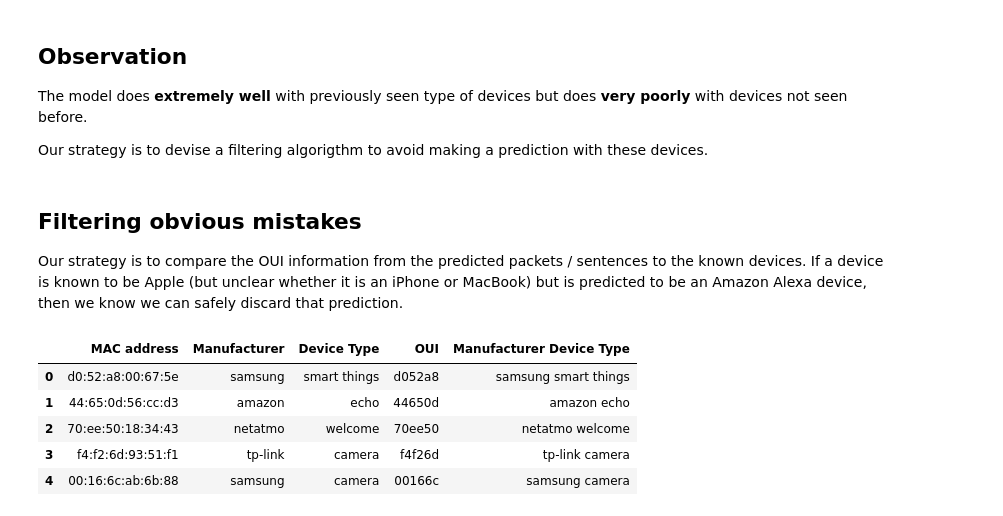
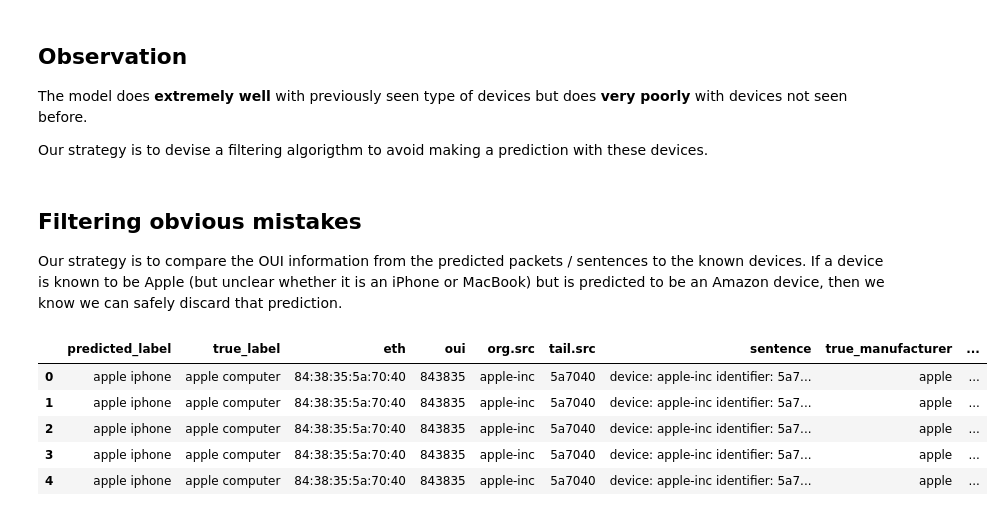
Before and after one commit to daghan/W210-IoT, a Jupyter notebook: IoT6_Sydney-all_rows_test_fasttext.ipynb, the cells around one changed output. Saved outputs shown, nothing was run; the diff lists cells and outputs as text; code cells hidden in the pictures.

```diff
--- a/IoT6_Sydney-all_rows_test_fasttext.ipynb
+++ b/IoT6_Sydney-all_rows_test_fasttext.ipynb
@@ -656,4 +655,4 @@ The model does **extremely well** with previously seen type of devices but does
 Our strategy is to devise a filtering algorigthm to avoid making a prediction with these devices.
 # %% [markdown]
 ## Filtering obvious mistakes
-Our strategy is to compare the OUI information from the predicted packets / sentences to the known devices. If a device is known to be Apple (but unclear whether it is an iPhone or MacBook) but is predicted to be an Amazon Alexa device, then we know we can safely discard that prediction.
+Our strategy is to compare the OUI information from the predicted packets / sentences to the known devices. If a device is known to be Apple (but unclear whether it is an iPhone or MacBook) but is predicted to be an Amazon device, then we know we can safely discard that prediction.
@@ -669,9 +659,9 @@ sydney_devices['Manufacturer Device Type'] = sydney_devices['Manufacturer Device
 # %%
-sydney_devices.head()
+validate_df.head()
 # %% [output]
-|  | MAC address | Manufacturer | Device Type | OUI | Manufacturer Device Type |
-| 0 | d0:52:a8:00:67:5e | samsung | smart things | d052a8 | samsung smart things |
-| 1 | 44:65:0d:56:cc:d3 | amazon | echo | 44650d | amazon echo |
-| 2 | 70:ee:50:18:34:43 | netatmo | welcome | 70ee50 | netatmo welcome |
-| 3 | f4:f2:6d:93:51:f1 | tp-link | camera | f4f26d | tp-link camera |
-| 4 | 00:16:6c:ab:6b:88 | samsung | camera | 00166c | samsung camera |
+|  | predicted_label | true_label | eth | oui | org.src | tail.src | sentence | true_manufacturer | ... |
+| 0 | apple iphone | apple computer | 84:38:35:5a:70:40 | 843835 | apple-inc | 5a7040 | device: apple-inc identifier: 5a7... | apple | ... |
+| 1 | apple iphone | apple computer | 84:38:35:5a:70:40 | 843835 | apple-inc | 5a7040 | device: apple-inc identifier: 5a7... | apple | ... |
+| 2 | apple iphone | apple computer | 84:38:35:5a:70:40 | 843835 | apple-inc | 5a7040 | device: apple-inc identifier: 5a7... | apple | ... |
+| 3 | apple iphone | apple computer | 84:38:35:5a:70:40 | 843835 | apple-inc | 5a7040 | device: apple-inc identifier: 5a7... | apple | ... |
+| 4 | apple iphone | apple computer | 84:38:35:5a:70:40 | 843835 | apple-inc | 5a7040 | device: apple-inc identifier: 5a7... | apple | ... |
```
Also changed, not shown: parts of 11 cells of this notebook.
